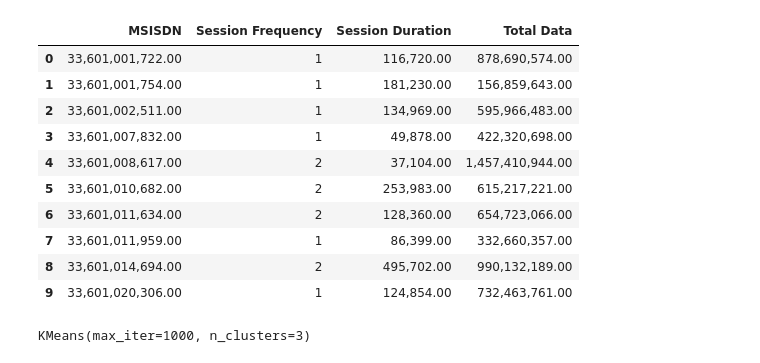
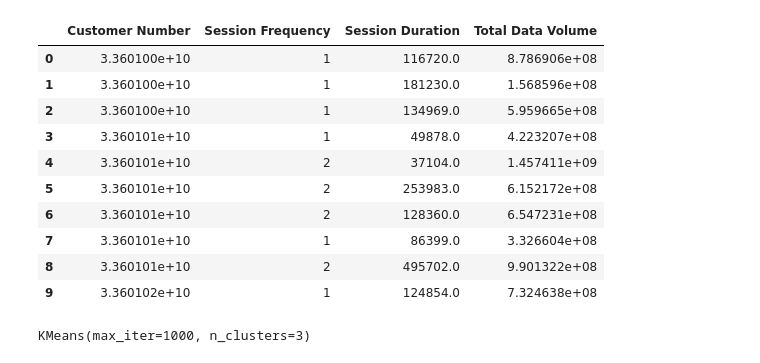
Before and after one commit to sel6/TellCo_Data_Analysis, a Jupyter notebook: notebooks/user_engagment_analysis.ipynb, the cells around one changed output. Drawn from its saved outputs; the diff is of its cells as text; code cells hidden in the pictures.

```diff
--- a/notebooks/user_engagment_analysis.ipynb
+++ b/notebooks/user_engagment_analysis.ipynb
@@ -56,9 +57,14 @@ phone_no=count_sess_dur.index.values
 sess_dur = dict(zip(phone_no, duration))
 
 print("TOP TEN USERS CUSTOMERS WITH HIGHEST ENGAGMENT IN SESSION DURATION\n")
-print("MSISDN/Number        session duration(ms)\n")
+print("Customer Number  session duration(ms)\n")
 for key,value in list(islice(sess_dur.items(), 10)):
-    print(key,'          ',value)
+    y = (key,'          ',value)
+
+user_engagement=pd.DataFrame(columns=['Customer Number' ,'Session Frequency','Session Duration','Total Data Volume'])
+user_engagement['Customer Number']=sess_dur.keys()
+user_engagement['Session Duration']=user_engagement['Customer Number'].map(sess_dur)
+user_engagement['Session Duration'].nlargest(n=10)
 # %% [output]
 TOP TEN USERS CUSTOMERS WITH HIGHEST ENGAGMENT IN SESSION DURATION
 
@@ -77,13 +83,17 @@ MSISDN/Number        session duration(ms)
 # %%
 sum_column = db["Total UL (Bytes)"] + db["Total DL (Bytes)"]
 db["Total(UL/DL)"] = sum_column
-totalDataDF=db.groupby('MSISDN/Number')['Total(UL/DL)'].sum()
-totalData = totalDataDF.values.tolist()
-msisdn=totalDataDF.index.values
+tot_ul_dl=db.groupby('MSISDN/Number')['Total(UL/DL)'].sum()
+tot_data = tot_ul_dl.values.tolist()
+customer=tot_ul_dl.index.values
 
-totalDataUserDictionary = dict(zip(msisdn, totalData))
-print("TOP TEN CUSTOMERS WITH HIGHEST ENGAGMENT IN UPLOAD AND DOWNLOAD DATA VOLUM\n")
-print("MSISDN/Number        Total data volume(Bytes)\n")
-for key,value in list(islice(totalDataUserDictionary.items(), 10)):
-    print(key,'         ',value)
+tot_customer = dict(zip(customer, tot_data))
+print("TOP TEN CUSTOMERS WITH HIGHEST ENGAGMENT IN UPLOAD AND DOWNLOAD DATA VOLUME\n")
+print("Customer Number Total data volume(Bytes)\n")
+for key,value in list(islice(tot_customer.items(), 10)):
+    x = (key,'         ',value)
+
+user_engagement['Customer Number']=sess_dur.keys()
+user_engagement['Total Data Volume']= user_engagement['Customer Number'].map(tot_customer)
+user_engagement['Total Data Volume'].nlargest(n=10)
 # %% [output]
@@ -104,22 +114,22 @@ MSISDN/Number        Total data volume(Bytes)
 # %%
-user_engagement=pd.DataFrame(columns=['MSISDN' ,'Session Frequency','Session Duration','Total Data'])
-user_engagement['MSISDN']=durationPerUser.keys()
+user_engagement.dropna()
+user_engagement=pd.DataFrame(columns=['Customer Number' ,'Session Frequency','Session Duration','Total Data Volume'])
+user_engagement['Customer Number']=sess_dur.keys()
 
-user_engagement['Session Frequency']=user_engagement['MSISDN'].map(sessionPerUserDictionary)
-user_engagement['Session Duration']=user_engagement['MSISDN'].map(durationPerUser)
-user_engagement['Total Data']= user_engagement['MSISDN'].map(totalDataUserDictionary)
-
+user_engagement['Session Frequency']=user_engagement['Customer Number'].map(sess_freq)
+user_engagement['Session Duration']=user_engagement['Customer Number'].map(sess_dur)
+user_engagement['Total Data Volume']= user_engagement['Customer Number'].map(tot_customer)
 user_engagement.head(10)
 # %% [output]
-|  | MSISDN | Session Frequency | Session Duration | Total Data |
-| 0 | 33,601,001,722.00 | 1 | 116,720.00 | 878,690,574.00 |
-| 1 | 33,601,001,754.00 | 1 | 181,230.00 | 156,859,643.00 |
-| 2 | 33,601,002,511.00 | 1 | 134,969.00 | 595,966,483.00 |
-| 3 | 33,601,007,832.00 | 1 | 49,878.00 | 422,320,698.00 |
-| 4 | 33,601,008,617.00 | 2 | 37,104.00 | 1,457,410,944.00 |
-| 5 | 33,601,010,682.00 | 2 | 253,983.00 | 615,217,221.00 |
-| 6 | 33,601,011,634.00 | 2 | 128,360.00 | 654,723,066.00 |
-| 7 | 33,601,011,959.00 | 1 | 86,399.00 | 332,660,357.00 |
-| 8 | 33,601,014,694.00 | 2 | 495,702.00 | 990,132,189.00 |
-| 9 | 33,601,020,306.00 | 1 | 124,854.00 | 732,463,761.00 |
+|  | Customer Number | Session Frequency | Session Duration | Total Data Volume |
+| 0 | 3.360100e+10 | 1 | 116720.0 | 8.786906e+08 |
+| 1 | 3.360100e+10 | 1 | 181230.0 | 1.568596e+08 |
+| 2 | 3.360100e+10 | 1 | 134969.0 | 5.959665e+08 |
+| 3 | 3.360101e+10 | 1 | 49878.0 | 4.223207e+08 |
+| 4 | 3.360101e+10 | 2 | 37104.0 | 1.457411e+09 |
+| 5 | 3.360101e+10 | 2 | 253983.0 | 6.152172e+08 |
+| 6 | 3.360101e+10 | 2 | 128360.0 | 6.547231e+08 |
+| 7 | 3.360101e+10 | 1 | 86399.0 | 3.326604e+08 |
+| 8 | 3.360101e+10 | 2 | 495702.0 | 9.901322e+08 |
+| 9 | 3.360102e+10 | 1 | 124854.0 | 7.324638e+08 |
 # %%
```
Also changed, not shown: parts of 20 cells of this notebook.
